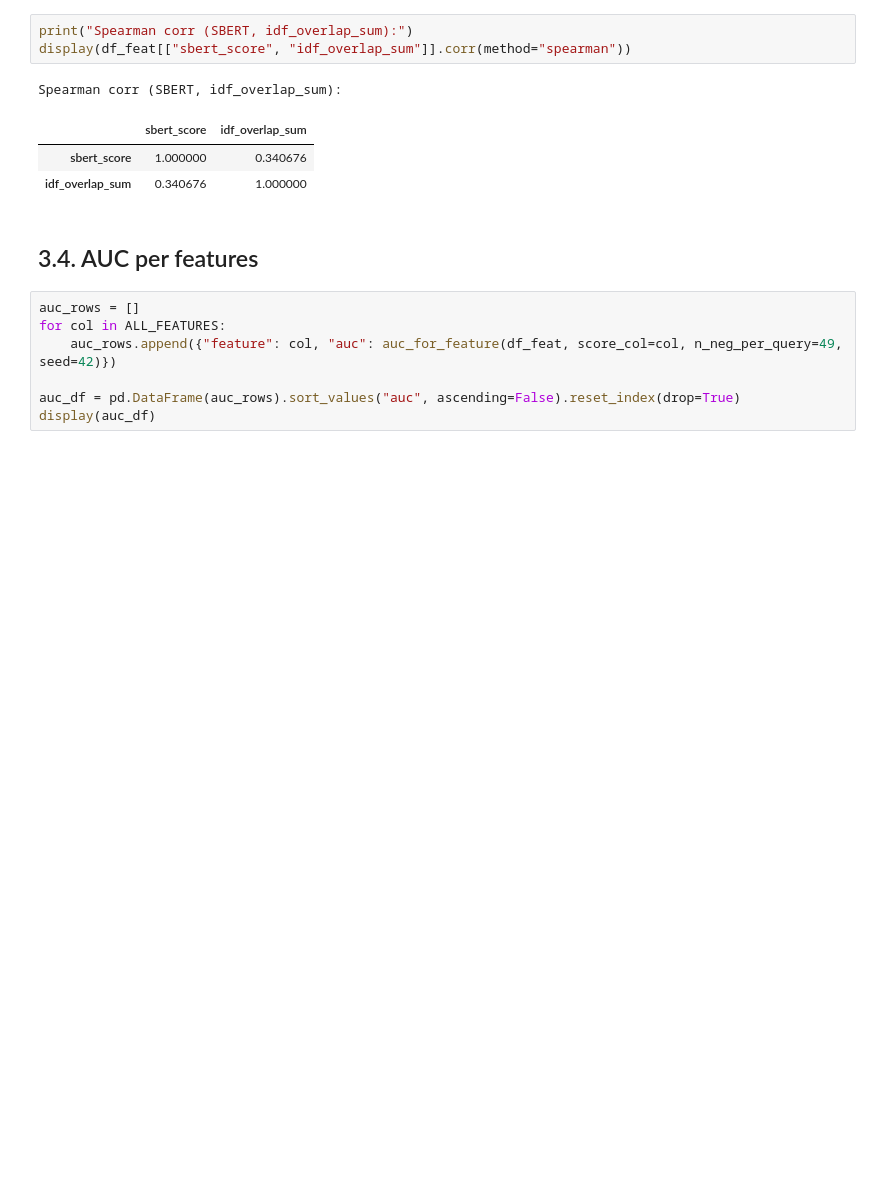
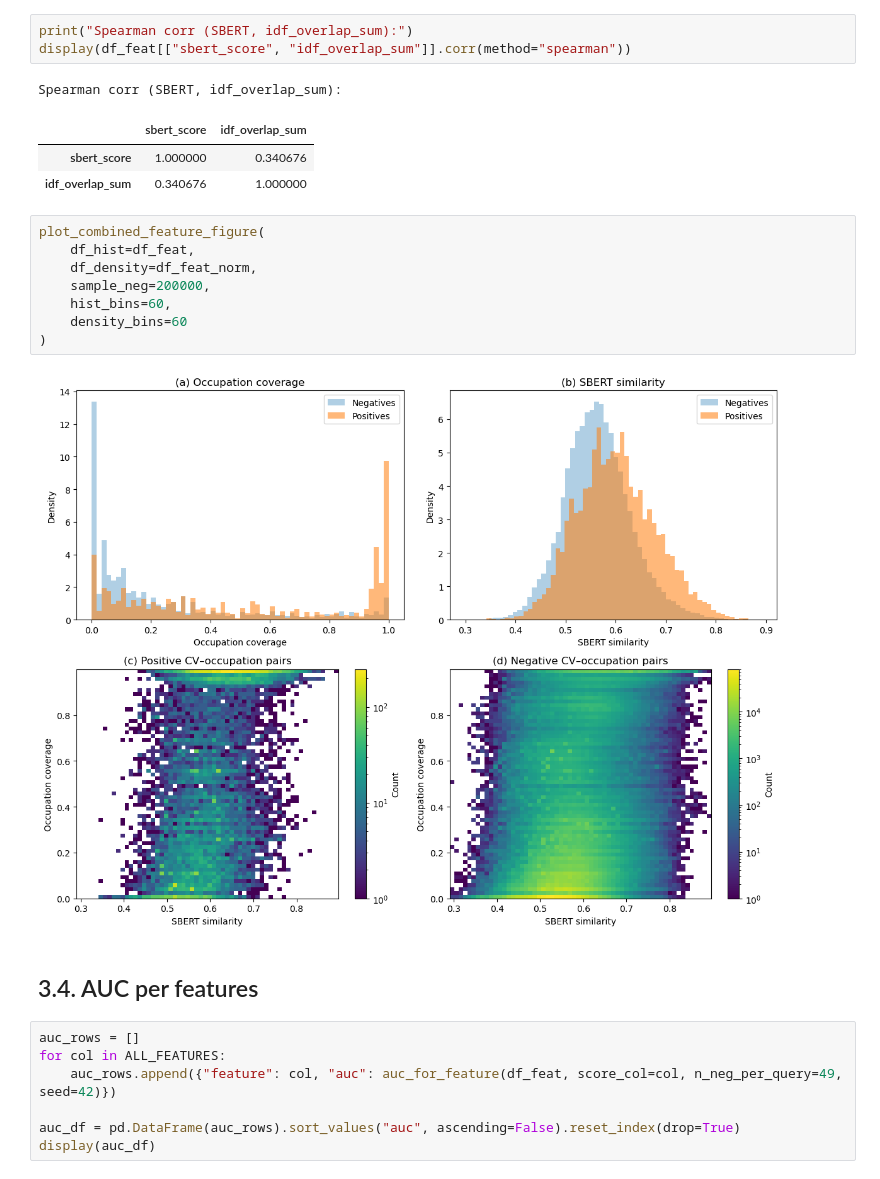
Before and after one commit to 20240693/Thesis-Career-Transitions, a Jupyter notebook: Notebooks/08_Feature_EDA.ipynb, the cells around one changed output. Saved outputs shown, nothing was run; the diff lists cells and outputs as text; blank space fills up the shorter version.

```diff
--- a/Notebooks/08_Feature_EDA.ipynb
+++ b/Notebooks/08_Feature_EDA.ipynb
@@ -326,6 +435,16 @@ Spearman corr (SBERT, idf_overlap_sum):
 |  | sbert_score | idf_overlap_sum |
 | sbert_score | 1.000000 | 0.340676 |
 | idf_overlap_sum | 0.340676 | 1.000000 |
+# %%
+plot_combined_feature_figure(
+    df_hist=df_feat,
+    df_density=df_feat_norm,
+    sample_neg=200000,
+    hist_bins=60,
+    density_bins=60
+)
+# %% [output]
+[figure, added]
 # %% [markdown]
 <a class="anchor" id="sub-section-3_4"></a>
 
```
Also changed, not shown: parts of 6 cells of this notebook.
